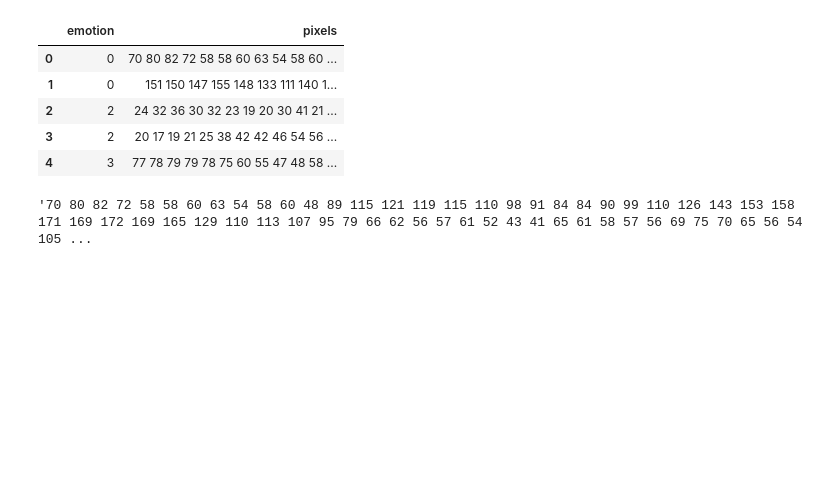
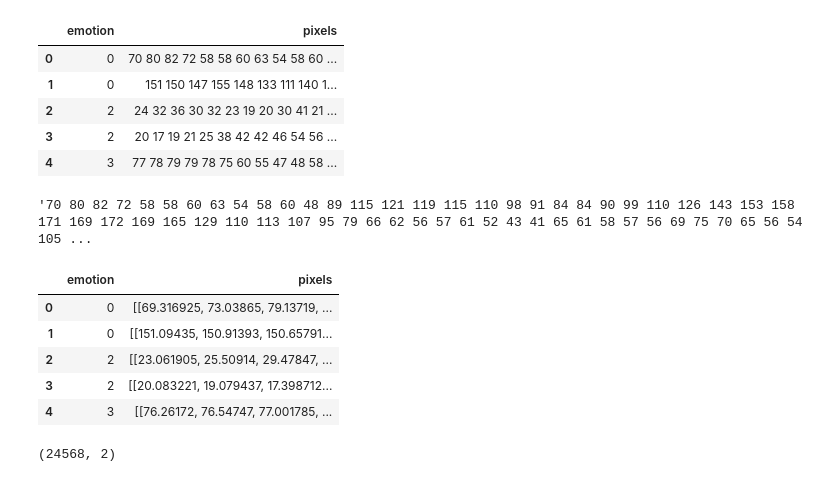
Before and after one commit to ImanNoferesti/Emotion_AI_Python, a Jupyter notebook: 2_Facial_Expression_Detection_AI.ipynb, the cells around one changed output. Cells and saved outputs as stored; diff of their text form; code cells hidden in the pictures; blank space fills up the shorter version.

```diff
--- a/2_Facial_Expression_Detection_AI.ipynb
+++ b/2_Facial_Expression_Detection_AI.ipynb
@@ -100,0 +105,13 @@ def resize(x):
+# %%
+facial_expression_df.head()
+# %% [output]
+|  | emotion | pixels |
+| 0 | 0 | [[69.316925, 73.03865, 79.13719, ... |
+| 1 | 0 | [[151.09435, 150.91393, 150.65791... |
+| 2 | 2 | [[23.061905, 25.50914, 29.47847, ... |
+| 3 | 2 | [[20.083221, 19.079437, 17.398712... |
+| 4 | 3 | [[76.26172, 76.54747, 77.001785, ... |
+# %%
+facial_expression_df.shape
+# %% [output]
+(24568, 2)
```
Also changed, not shown: parts of 5 cells of this notebook.
